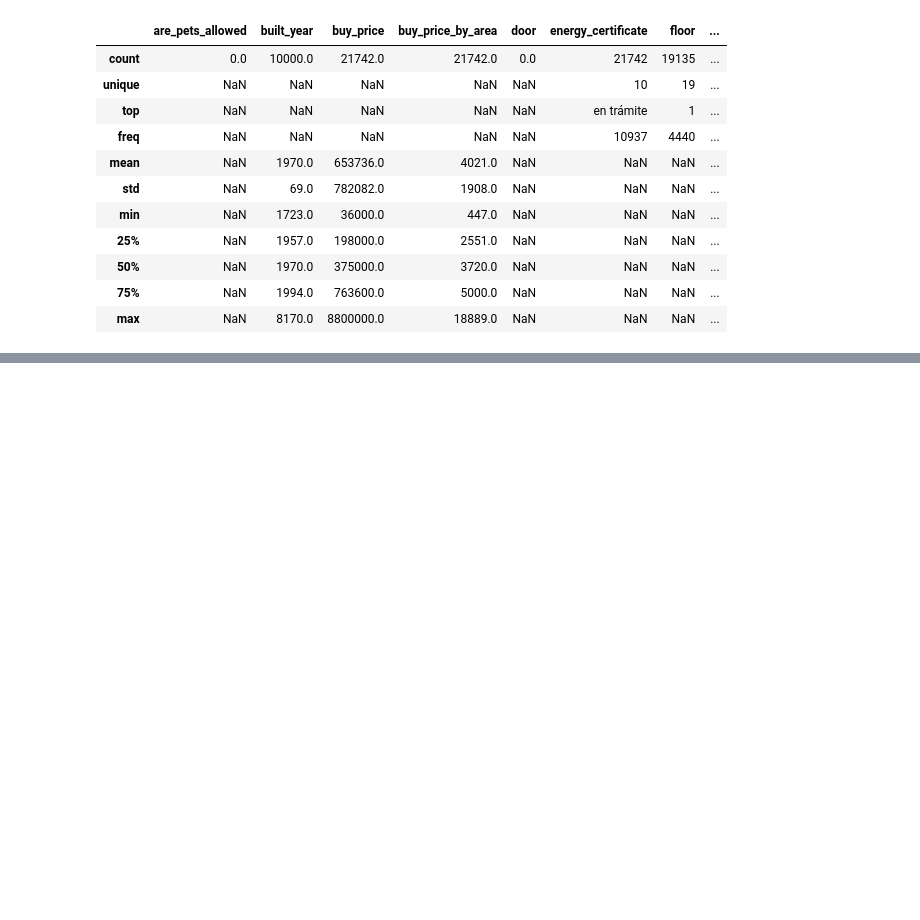
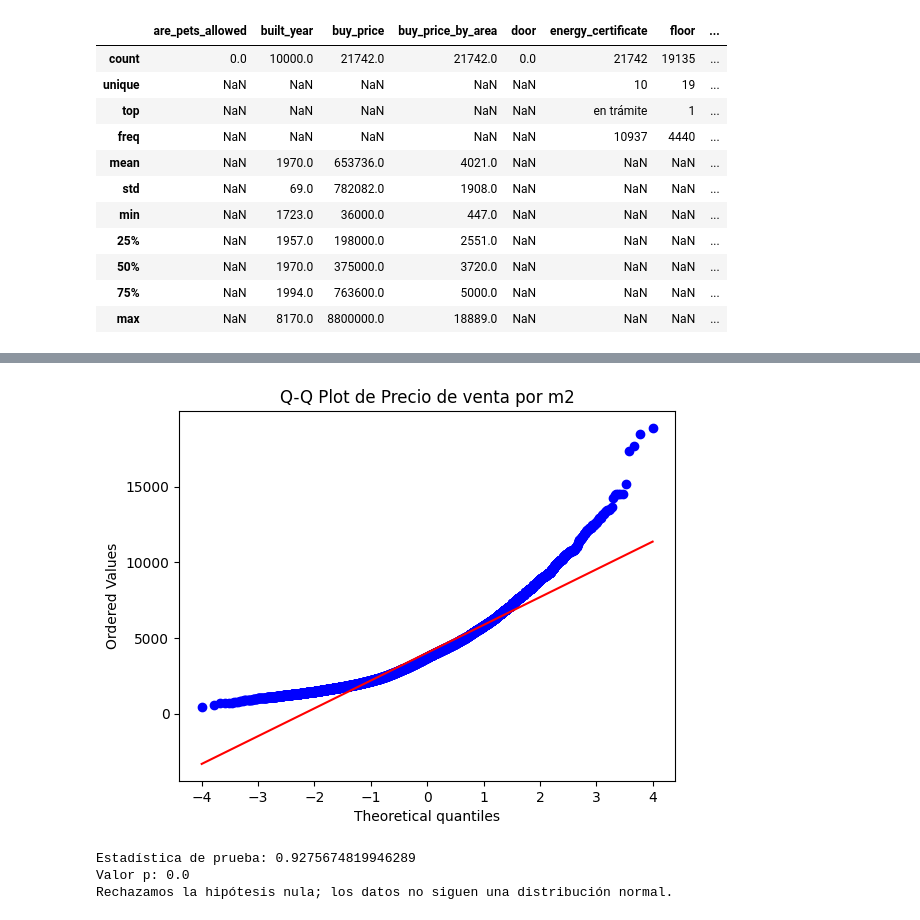
Before and after one commit to mariaortizz/EDA_Viviendas_Madrid, a Jupyter notebook: src/notebook.ipynb, the cells around one changed output, grey strips where cells are left out. Saved outputs shown, nothing was run; the diff lists cells and outputs as text; code cells hidden in the pictures; blank space fills up the shorter version.

```diff
--- a/src/notebook.ipynb
+++ b/src/notebook.ipynb
@@ -57,0 +260,10 @@ NameError: name 'pd' is not defined
+# %%
+f.prueba_grafica_normalidad(df)
+# %% [output]
+[figure, added]
+# %%
+f.prueba_normalidad_shapiro(df)
+# %% [output]
+Estadística de prueba: 0.9275674819946289
+Valor p: 0.0
+Rechazamos la hipótesis nula; los datos no siguen una distribución normal.
```
Also changed, not shown: parts of 23 cells of this notebook, 1 other file.
